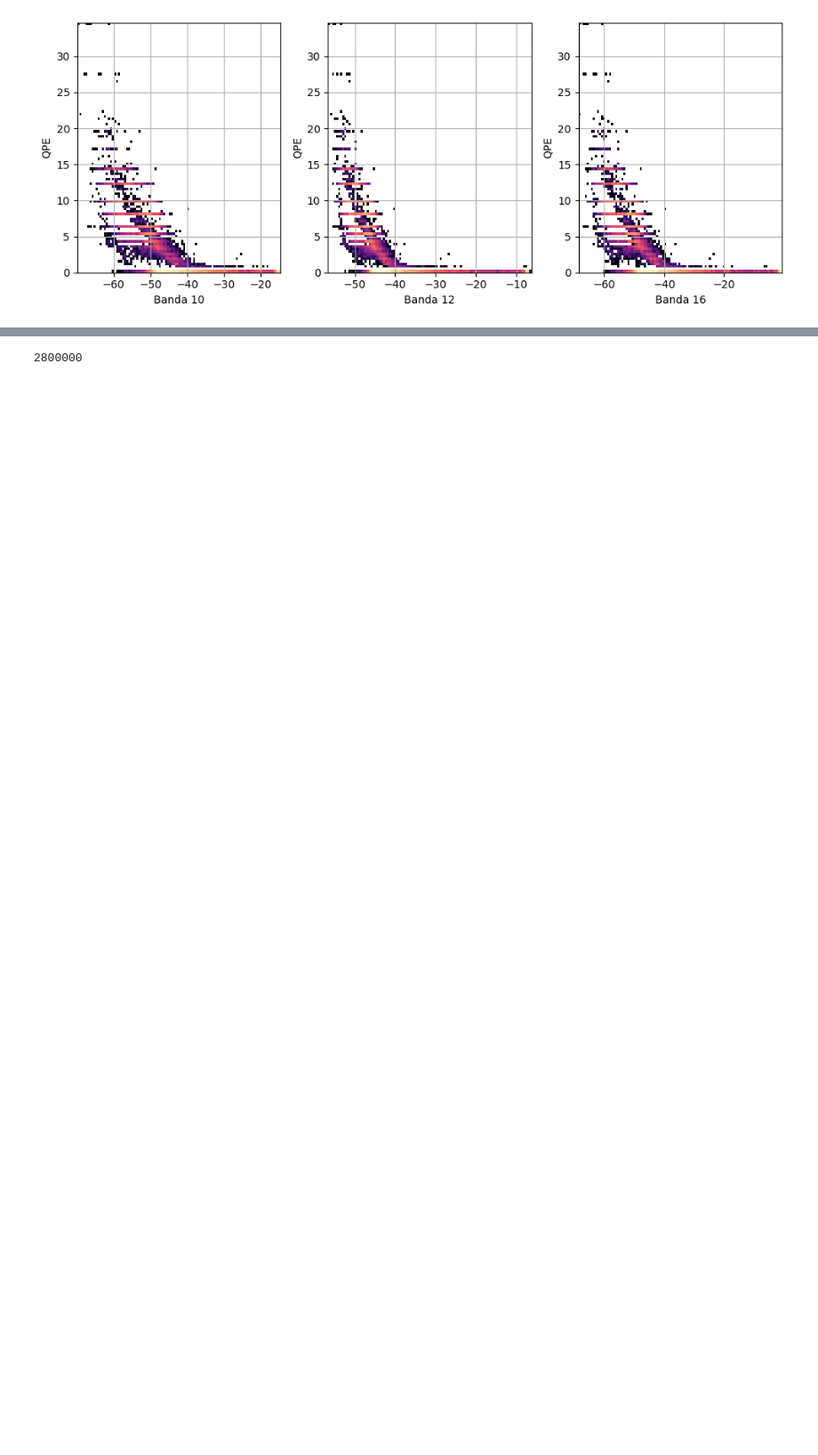
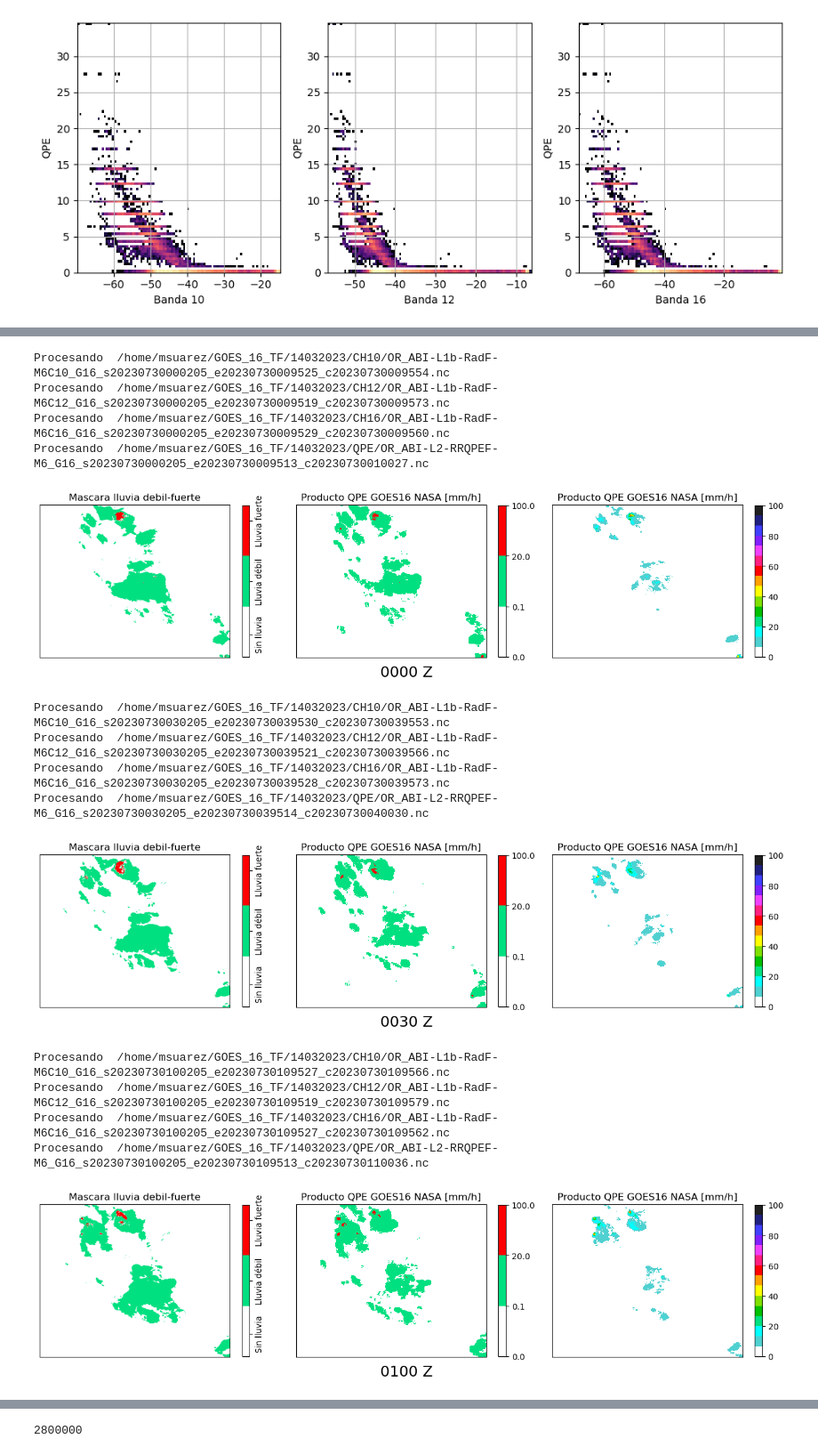
Before and after one commit to matias-suarez/TF_proc_img_sat, a Jupyter notebook: Trabajo Final.ipynb, the cells around one changed output, grey strips where cells are left out. Shown at 89% size. Cells and saved outputs as stored; diff of their text form; code cells hidden in the pictures; blank space fills up the shorter version.

```diff
--- a/Trabajo Final.ipynb
+++ b/Trabajo Final.ipynb
@@ -1443,34 +1412,21 @@ for h in range(len(CH08_list)):
     RGBrec[:, :, 1] = imag_cal_list_loop[1]
     RGBrec[:, :, 2] = imag_cal_list_loop[2]
 
-    lluvia_intensa1 = (RGBrec[:,:,0] < -65)
-    lluvia_intensa2 = (RGBrec[:,:,1] > -57.5) * (RGBrec[:,:,1] < -55)
-    lluvia_intensa3 = (RGBrec[:,:,2] < -65)
-    lluvia_ligera1  = (RGBrec[:,:,0] >= -65) * (RGBrec[:,:,0] < -45)
-    lluvia_ligera2  = (RGBrec[:,:,1] >= -55) * (RGBrec[:,:,1] < -45)
-    lluvia_ligera3  = (RGBrec[:,:,2] >= -65) * (RGBrec[:,:,2] < -45)
+    lluvia_intensa = (RGBrec[:,:,0] < -64)*(RGBrec[:,:,1] < -54)*(RGBrec[:,:,2] < -64)
+
+    lluvia_ligera = (RGBrec[:,:,0] >= -64)*(RGBrec[:,:,0] < -40)*(RGBrec[:,:,1] >= -54)*(RGBrec[:,:,1] < -40)*\
+    (RGBrec[:,:,2] >= -64)*(RGBrec[:,:,2] < -40)
 
     img_enmascarada = np.ones_like(RGBrec)
 
-    img_enmascarada[lluvia_ligera1,0] = 0
-    img_enmascarada[lluvia_ligera1,2] = 0.501960813999176
-    img_enmascarada[lluvia_ligera1,1] = 0.8784313797950745
+    img_enmascarada[lluvia_intensa, 1:3] = 0
+    img_enmascarada[lluvia_intensa, 0]   = 1
 
-    img_enmascarada[lluvia_ligera2,0] = 0
-    img_enmascarada[lluvia_ligera2,2] = 0.501960813999176
-    img_enmascarada[lluvia_ligera2,1] = 0.8784313797950745
+    img_enmascarada[lluvia_ligera,0] = 0
+    img_enmascarada[lluvia_ligera,2] = 0.501960813999176
+    img_enmascarada[lluvia_ligera,1] = 0.8784313797950745
 
-    img_enmascarada[lluvia_ligera3,0] = 0
-    img_enmascarada[lluvia_ligera3,2] = 0.501960813999176
-    img_enmascarada[lluvia_ligera3,1] = 0.8784313797950745
 
-    img_enmascarada[lluvia_intensa1,1:3] = 0
-    img_enmascarada[lluvia_intensa2,1:3] = 0
-    img_enmascarada[lluvia_intensa3,1:3] = 0
-
-    img_enmascarada[lluvia_intensa1,0]   = 1
-    img_enmascarada[lluvia_intensa2,0]   = 1
-    img_enmascarada[lluvia_intensa3,0]   = 1
     ##################################################################################################
     # Conteo de pixeles rojos, verdes y blancos
     valores, cantidad = np.unique(img_enmascarada[:,:,2], return_counts=True)
@@ -1486,8 +1442,8 @@ for h in range(len(CH08_list)):
     total_rojos_obs   = total_rojos_obs   + rojos_obs
     total_verdes_obs  = total_verdes_obs  + verdes_obs
 
-    print('rojos: '+str(rojos)+' verdes: '+str(verdes)+' blancos: '+str(blancos))
-    print('rojos obs: '+str(rojos_obs)+' verdes obs: '+str(verdes_obs))
+#     print('rojos: '+str(rojos)+' verdes: '+str(verdes)+' blancos: '+str(blancos))
+#     print('rojos obs: '+str(rojos_obs)+' verdes obs: '+str(verdes_obs))
     ##################################################################################################
 
     plt.figure(figsize=(13, 3.5))
@@ -1496,31 +1452,47 @@ for h in range(len(CH08_list)):
     img = plt.imshow(img_enmascarada, cmap)
     cbar = plt.colorbar(img, ticks=[0.15, 0.5, 0.9], shrink=.8, cmap=cmap)
     cbar.ax.set_yticklabels(['Sin lluvia','Lluvia débil', 'Lluvia fuerte'],
                             fontdict={'rotation':90, 'va':'center'})  # vertically oriented colorbar
     plt.title('Mascara lluvia debil-fuerte')
     plt.tick_params(axis='both', bottom=False,left=False,labelleft=False, labelbottom=False)
 
     plt.subplot(132)
     plt.imshow(qpe_obj.variables['RRQPE'][:].data[sup_row:inf_row,sup_col:inf_col],
                cmap=cmap, norm=norm)
     plt.title("Producto QPE GOES16 NASA [mm/h]")
     plt.colorbar(shrink=.8, cmap=cmap, norm=norm, boundaries=bounds, ticks=bounds)
     plt.tick_params(axis='both', bottom=False,left=False,labelleft=False, labelbottom=False)
 
     plt.text(220, 450, CH12_list[h].split('G16_s')[-1][7:11]+' Z', fontdict={'fontsize':18})
 
     plt.subplot(133)
     plt.imshow(arr_qpe, cmap=cmap_p, vmin=0, vmax=100)
     plt.title("Producto QPE GOES16 NASA [mm/h]")
     plt.colorbar(shrink=.8, cmap=cmap_p)
     plt.tick_params(axis='both', bottom=False,left=False,labelleft=False, labelbottom=False)
 
     plt.tight_layout()
-#     plt.savefig('/home/msuarez/GOES_16_TF/Mascara/Figura-RGB-'+str(h)+'.png', dpi=150)
+    plt.savefig('/home/msuarez/GOES_16_TF/Mascara/Figura-RGB-'+str(h)+'.png', dpi=150)
     plt.show()
 
 
 print('total_rojos_mask:',total_rojos_mask)
 print('total_verdes_mask:',total_verdes_mask)
 print('total_rojos_obs:',total_rojos_obs)
 print('total_verdes_obs:',total_verdes_obs)
+# %% [output]
+Procesando  /home/msuarez/GOES_16_TF/14032023/CH10/OR_ABI-L1b-RadF-M6C10_G16_s20230730000205_e20230730009525_c20230730009554.nc
+Procesando  /home/msuarez/GOES_16_TF/14032023/CH12/OR_ABI-L1b-RadF-M6C12_G16_s20230730000205_e20230730009519_c20230730009573.nc
+Procesando  /home/msuarez/GOES_16_TF/14032023/CH16/OR_ABI-L1b-RadF-M6C16_G16_s20230730000205_e20230730009529_c20230730009560.nc
+Procesando  /home/msuarez/GOES_16_TF/14032023/QPE/OR_ABI-L2-RRQPEF-M6_G16_s20230730000205_e20230730009513_c20230730010027.nc
+[figure, added]
+Procesando  /home/msuarez/GOES_16_TF/14032023/CH10/OR_ABI-L1b-RadF-M6C10_G16_s20230730030205_e20230730039530_c20230730039553.nc
+Procesando  /home/msuarez/GOES_16_TF/14032023/CH12/OR_ABI-L1b-RadF-M6C12_G16_s20230730030205_e20230730039521_c20230730039566.nc
+Procesando  /home/msuarez/GOES_16_TF/14032023/CH16/OR_ABI-L1b-RadF-M6C16_G16_s20230730030205_e20230730039528_c20230730039573.nc
+Procesando  /home/msuarez/GOES_16_TF/14032023/QPE/OR_ABI-L2-RRQPEF-M6_G16_s20230730030205_e20230730039514_c20230730040030.nc
+[figure, added]
+Procesando  /home/msuarez/GOES_16_TF/14032023/CH10/OR_ABI-L1b-RadF-M6C10_G16_s20230730100205_e20230730109527_c20230730109566.nc
+Procesando  /home/msuarez/GOES_16_TF/14032023/CH12/OR_ABI-L1b-RadF-M6C12_G16_s20230730100205_e20230730109519_c20230730109579.nc
+Procesando  /home/msuarez/GOES_16_TF/14032023/CH16/OR_ABI-L1b-RadF-M6C16_G16_s20230730100205_e20230730109527_c20230730109562.nc
+Procesando  /home/msuarez/GOES_16_TF/14032023/QPE/OR_ABI-L2-RRQPEF-M6_G16_s20230730100205_e20230730109513_c20230730110036.nc
+[figure, added]
```
Also changed, not shown: parts of 11 cells of this notebook.
